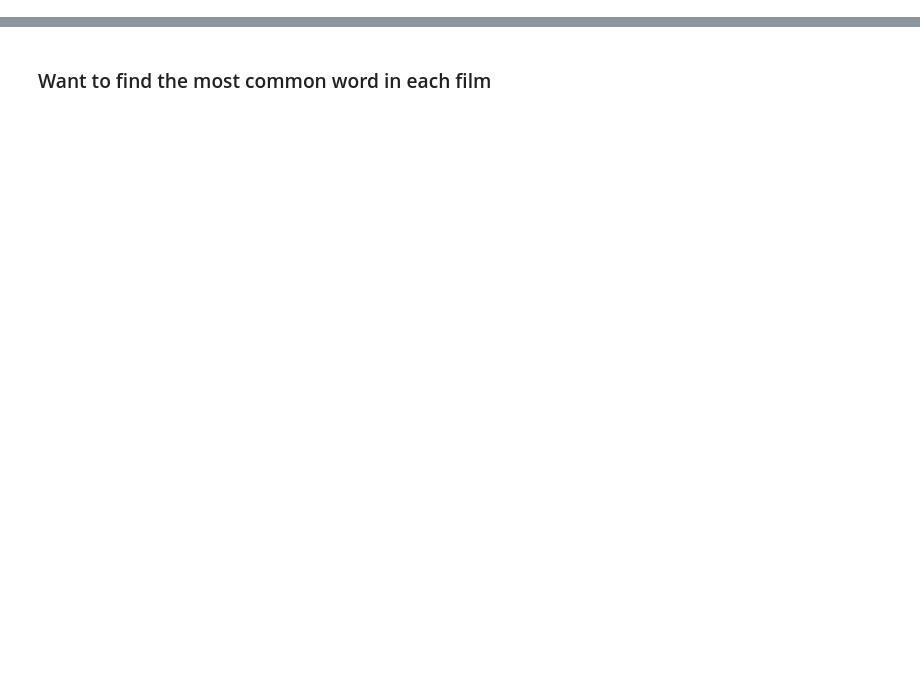
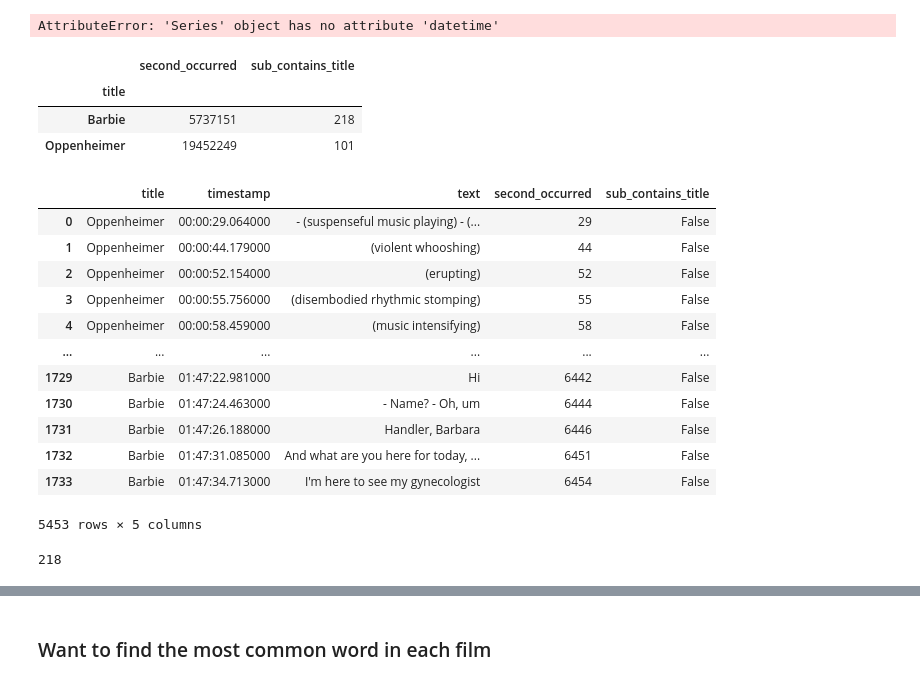
Before and after one commit to 97emilylc/Film_Transcripts, a Jupyter notebook: EDA.ipynb, the cells around one changed output, grey strips where cells are left out. Drawn from its saved outputs; the diff is of its cells as text; code cells hidden in the pictures; blank space fills up the shorter version.

```diff
--- a/EDA.ipynb
+++ b/EDA.ipynb
@@ -49,0 +38,11 @@ sub_dicts[0]["subs"][0][1]
+# %%
+oppy_array = []
+barbie_array = []
+for sub in oppy:
+        oppy_array.append(['Oppenheimer',sub.start.to_time(),
+                           str.replace(str.replace(str.replace(sub.text, '</i>', ' '), '<i>', ' '), '\n', ' ')])
+for sub in barbie:
+        barbie_array.append(['Barbie',sub.start.to_time(),
+                           str.replace(str.replace(str.replace(sub.text, '</i>', ' '), '<i>', ' '), '\n', ' ')])
+# %%
+master_df = pd.concat([pd.DataFrame(oppy_array), pd.DataFrame(barbie_array)]).rename({0: 'title', 1: 'timestamp', 2:'text'}, axis = 1)
@@ -49,0 +51,31 @@ sub_dicts[0]["subs"][0][1]
+# %%
+(x.hour * 60 + x.minute) * 60 + x.second
+# %% [output]
+AttributeError: 'Series' object has no attribute 'datetime'
+# %%
+master_df['sub_contains_title'] =  master_df.apply(lambda row: row.title in row.text, axis = 1)
+# %%
+master_df['second_occurred'] = master_df['timestamp'].apply(lambda x: (x.hour * 60 + x.minute) * 60 + x.second)
+# %%
+master_df.groupby(['title']).sum('sub_contains_title')
+# %% [output]
+|  | second_occurred | sub_contains_title |
+| title |  |  |
+| Barbie | 5737151 | 218 |
+| Oppenheimer | 19452249 | 101 |
+# %%
+master_df
+# %% [output]
+|  | title | timestamp | text | second_occurred | sub_contains_title |
+| 0 | Oppenheimer | 00:00:29.064000 | - (suspenseful music playing) - (... | 29 | False |
+| 1 | Oppenheimer | 00:00:44.179000 | (violent whooshing) | 44 | False |
+| 2 | Oppenheimer | 00:00:52.154000 | (erupting) | 52 | False |
+| 3 | Oppenheimer | 00:00:55.756000 | (disembodied rhythmic stomping) | 55 | False |
+| 4 | Oppenheimer | 00:00:58.459000 | (music intensifying) | 58 | False |
+| ... | ... | ... | ... | ... | ... |
+| 1729 | Barbie | 01:47:22.981000 | Hi | 6442 | False |
+| 1730 | Barbie | 01:47:24.463000 | - Name? - Oh, um | 6444 | False |
+| 1731 | Barbie | 01:47:26.188000 | Handler, Barbara | 6446 | False |
+| 1732 | Barbie | 01:47:31.085000 | And what are you here for today, ... | 6451 | False |
+| 1733 | Barbie | 01:47:34.713000 | I'm here to see my gynecologist | 6454 | False |
+5453 rows × 5 columns
@@ -49,0 +88,4 @@ sub_dicts[0]["subs"][0][1]
+# %%
+len(title_occurances)
+# %% [output]
+218
```
Also changed, not shown: parts of 11 cells of this notebook, 11 other files.
